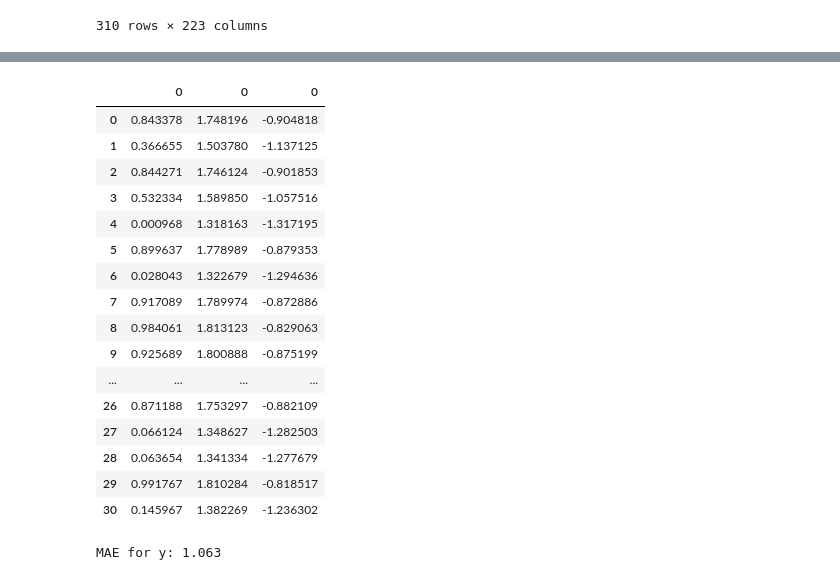
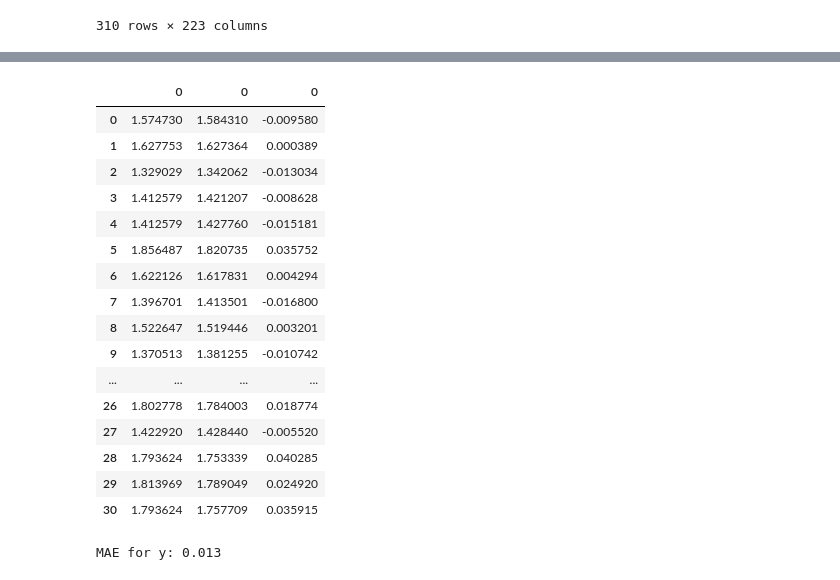
Before and after one commit to sophierahn/LiB-SOH-prediction, a Jupyter notebook: LSTM 4.3_Status Prediction Model_Trend input_Train with B5, Test with B5.ipynb, the cells around one changed output, grey strips where cells are left out. Drawn from its saved outputs; the diff is of its cells as text; code cells hidden in the pictures.

```diff
--- a/LSTM 4.3_Status Prediction Model_Trend input_Train with B5, Test with B5.ipynb
+++ b/LSTM 4.3_Status Prediction Model_Trend input_Train with B5, Test with B5.ipynb
@@ -39,12 +38,16 @@ trainy = df['y']
 # %%
+trainX = df.drop(columns=df.columns[222])
+trainy = df['y']
 trainX = trainX.to_numpy()
 trainy = trainy.to_numpy()
-trainy = trainy.reshape(310,1)
+rows, columns = trainX.shape
+trainy = trainy.reshape(rows,1)
 #Normalizing
 scaler = MinMaxScaler()
 Xn_train = scaler.fit_transform(trainX)
 yn_train = scaler.fit_transform(trainy)
 # %%
 #Reshaping
-Xn_train = Xn_train.reshape(310, 1, 222)
+Xn_train = Xn_train.reshape(rows, 1, columns)
 X_train, X_test, y_train, y_test = train_test_split(Xn_train,yn_train , test_size=0.10)
+test_rows,foo, test_columns = X_test.shape
@@ -56,11 +57,14 @@ from tensorflow.keras.layers import LSTM, GRU
 from tensorflow.keras.layers import Dense, Dropout
 
 model = Sequential()
-model.add(LSTM(64, activation='tanh', input_shape=(1,222), return_sequences=True))
+model.add(LSTM(100, activation='tanh', input_shape=(1,222), return_sequences=True))
 model.add(Dropout(0.2))
-model.add(LSTM(32, activation='relu', return_sequences=False))
+model.add(Dense(64))
+model.add(LSTM(100, activation='tanh', return_sequences=True))
 model.add(Dropout(0.2))
-# model.add(Dense(32))
+model.add(Dense(64))
+model.add(LSTM(64, activation='tanh', return_sequences=False))
+model.add(Dropout(0.2))
 model.add(Dense(yn_train.shape[1]))
 
 tf.keras.optimizers.Adam(
@@ -128,4 +130,4 @@ plt.show();
 # %%
 y_pred = model.predict(X_test)
-y_pred = y_pred.reshape(31,1)
+y_pred = y_pred.reshape(test_rows,1)
 # %% [output]
@@ -134,31 +135,32 @@ WARNING:tensorflow:5 out of the last 14 calls to <function Model.make_predict_fu
 # %%
 yd_pred = scaler.inverse_transform(y_pred)
-y_error = y_test - yd_pred
-df5 = pd.DataFrame(y_test)
+yy_test = scaler.inverse_transform(y_test)
+y_error = yy_test - yd_pred
+df5 = pd.DataFrame(yy_test)
 df6 = pd.DataFrame(yd_pred)
 df7 = pd.DataFrame(y_error)
 DFF = pd.concat([df5,df6,df7],axis=1,join='inner')
 DFF
 # %% [output]
 |  | 0 | 0 | 0 |
-| 0 | 0.843378 | 1.748196 | -0.904818 |
-| 1 | 0.366655 | 1.503780 | -1.137125 |
-| 2 | 0.844271 | 1.746124 | -0.901853 |
-| 3 | 0.532334 | 1.589850 | -1.057516 |
-| 4 | 0.000968 | 1.318163 | -1.317195 |
-| 5 | 0.899637 | 1.778989 | -0.879353 |
-| 6 | 0.028043 | 1.322679 | -1.294636 |
-| 7 | 0.917089 | 1.789974 | -0.872886 |
-| 8 | 0.984061 | 1.813123 | -0.829063 |
-| 9 | 0.925689 | 1.800888 | -0.875199 |
+| 0 | 1.574730 | 1.584310 | -0.009580 |
+| 1 | 1.627753 | 1.627364 | 0.000389 |
+| 2 | 1.329029 | 1.342062 | -0.013034 |
+| 3 | 1.412579 | 1.421207 | -0.008628 |
+| 4 | 1.412579 | 1.427760 | -0.015181 |
+| 5 | 1.856487 | 1.820735 | 0.035752 |
+| 6 | 1.622126 | 1.617831 | 0.004294 |
+| 7 | 1.396701 | 1.413501 | -0.016800 |
+| 8 | 1.522647 | 1.519446 | 0.003201 |
+| 9 | 1.370513 | 1.381255 | -0.010742 |
 | ... | ... | ... | ... |
-| 26 | 0.871188 | 1.753297 | -0.882109 |
-| 27 | 0.066124 | 1.348627 | -1.282503 |
-| 28 | 0.063654 | 1.341334 | -1.277679 |
-| 29 | 0.991767 | 1.810284 | -0.818517 |
-| 30 | 0.145967 | 1.382269 | -1.236302 |
+| 26 | 1.802778 | 1.784003 | 0.018774 |
+| 27 | 1.422920 | 1.428440 | -0.005520 |
+| 28 | 1.793624 | 1.753339 | 0.040285 |
+| 29 | 1.813969 | 1.789049 | 0.024920 |
+| 30 | 1.793624 | 1.757709 | 0.035915 |
 # %%
 from sklearn.metrics import mean_absolute_error
-print('MAE for y: %.3f' % mean_absolute_error(y_test, yd_pred))
+print('MAE for y: %.3f' % mean_absolute_error(yy_test, yd_pred))
 # %% [output]
-MAE for y: 1.063
+MAE for y: 0.013
```
Also changed, not shown: parts of 13 cells of this notebook, 7 other files.
